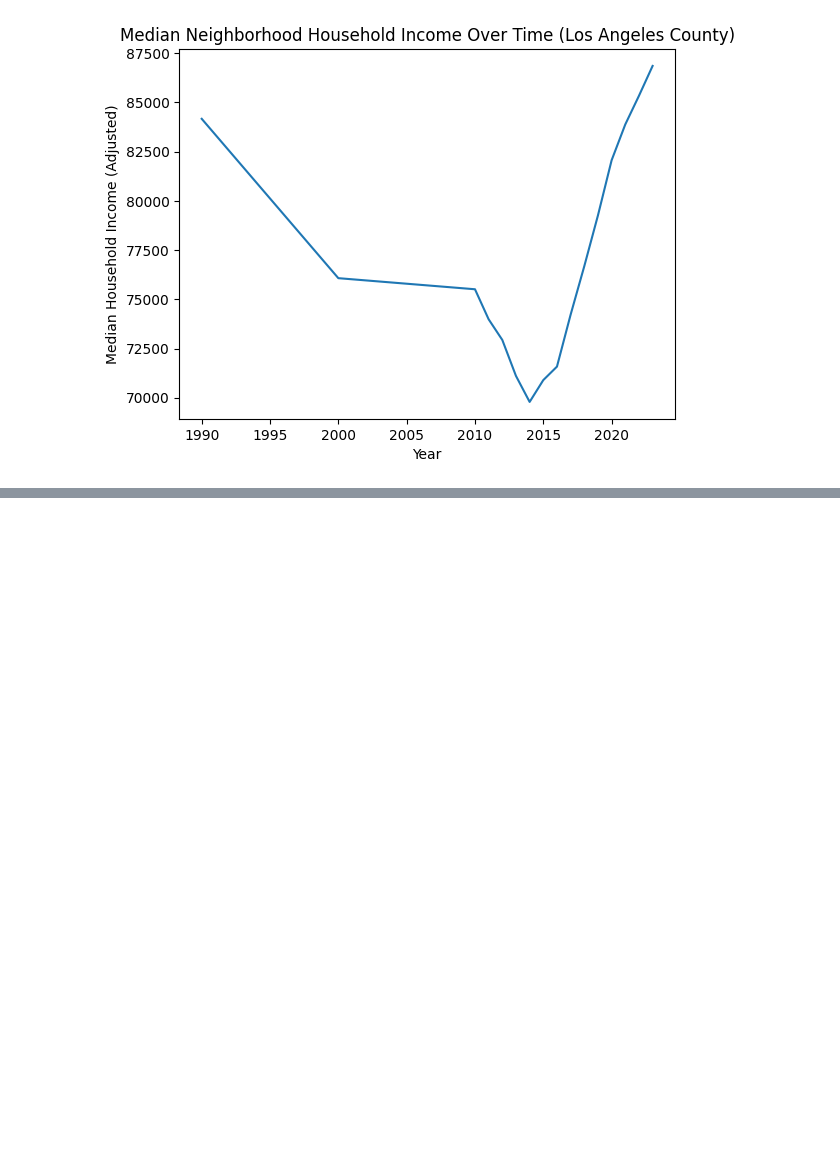
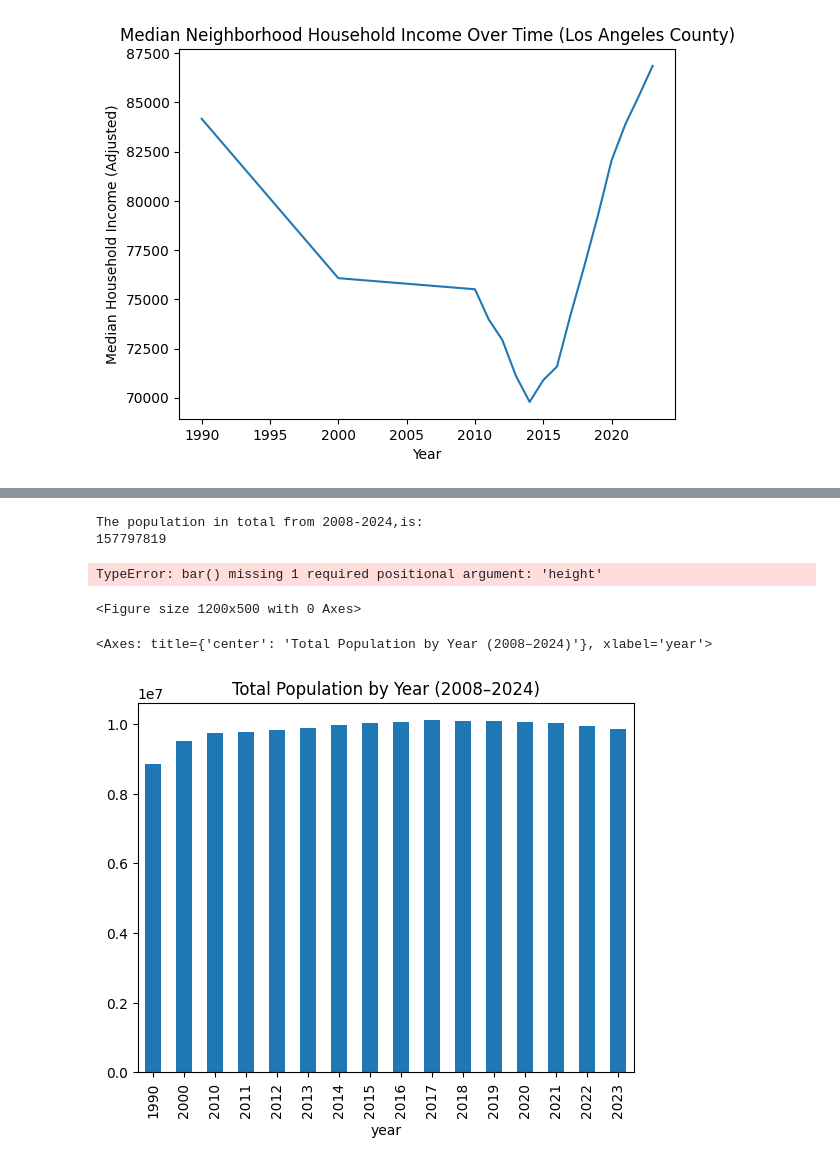
Before and after one commit to DwanjaiOprien/policy-data-exercises, a Jupyter notebook: Notes/meanIncome.ipynb, the cells around one changed output, grey strips where cells are left out. Cells and saved outputs as stored; diff of their text form; code cells hidden in the pictures; blank space fills up the shorter version.

```diff
--- a/Notes/meanIncome.ipynb
+++ b/Notes/meanIncome.ipynb
@@ -88,0 +95,3 @@ plt.show()
+# %%
+totalPop = pd.read_csv('/Users/sergeantsharpe/Documents/GitHub/policy-data-exercises/data/All Years Total Population Calculations.csv')
+totalPop.head(5)
@@ -88,0 +105,43 @@ plt.show()
+# %%
+modifiedTotalPop = totalPop.drop(columns = ['geoid', 'geoid20'])
+totalPop.groupby('year', as_index=False)['total_pop']
+modifiedTotalPop = totalPop['total_pop'].sum()
+
+print("The population in total from 2008-2024,is: ")
+print( modifiedTotalPop)
+# %% [output]
+The population in total from 2008-2024,is:
+157797819
+# %%
+
+x = totalPop['year']
+y = totalPop['total_pop']
+fig = plt.figure()
+fig.set_size_inches(12, 5)
+plt.bar(x = totalPop['year'], y = totalPop['total_pop'])
+plt.title("Total Population by Year 2008-2024")
+plt.xlabel("Year")
+plt.ylabel("Population")
+plt.show()
+# %% [output]
+TypeError: bar() missing 1 required positional argument: 'height'
+<Figure size 1200x500 with 0 Axes>
+# %%
+# Preparing the plot
+annual_pop = (
+    totalPop
+        .drop(columns=['geoid', 'geoid20'])
+        .groupby('year', as_index=False)['total_pop']
+        .sum()
+)
+
+annual_pop.plot(
+    x='year',
+    y='total_pop',
+    kind='bar',
+    legend=False,
+    title='Total Population by Year (2008–2024)'
+)
+# %% [output]
+<Axes: title={'center': 'Total Population by Year (2008–2024)'}, xlabel='year'>
+[figure, added]
```
Also changed, not shown: parts of 4 cells of this notebook, 3 other files.
